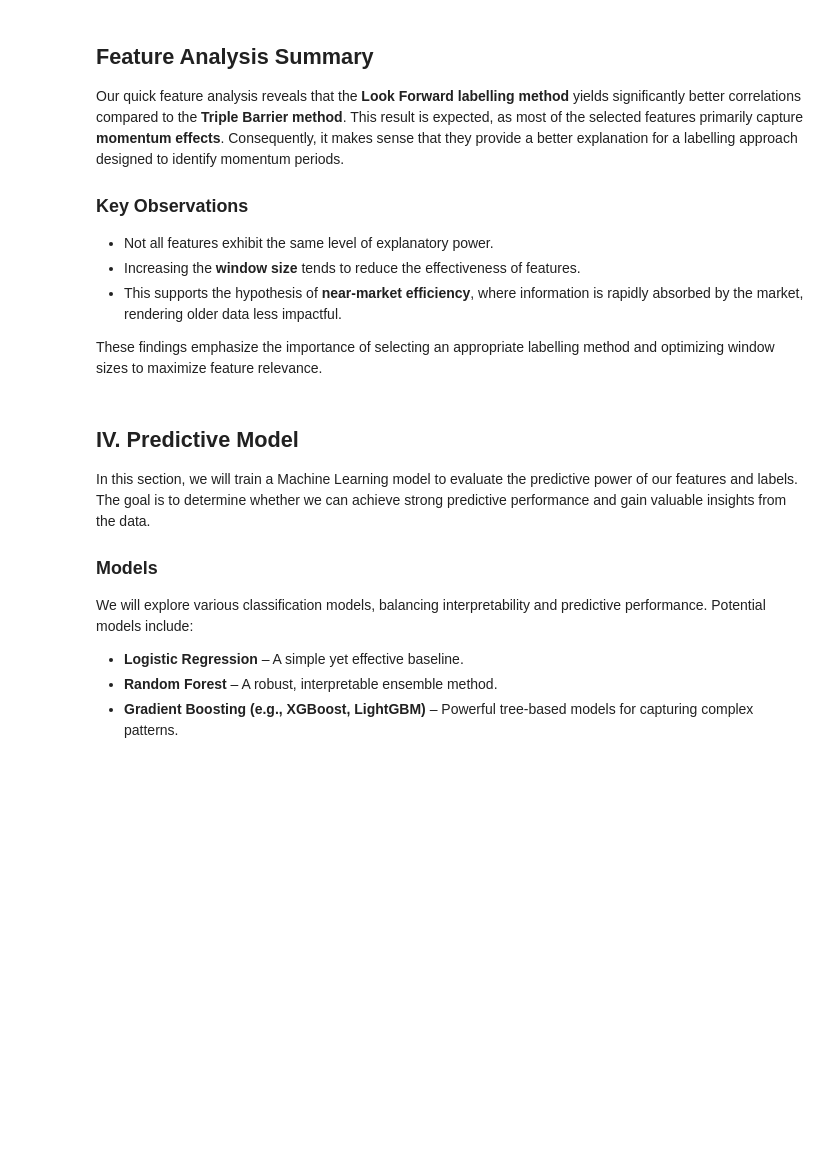
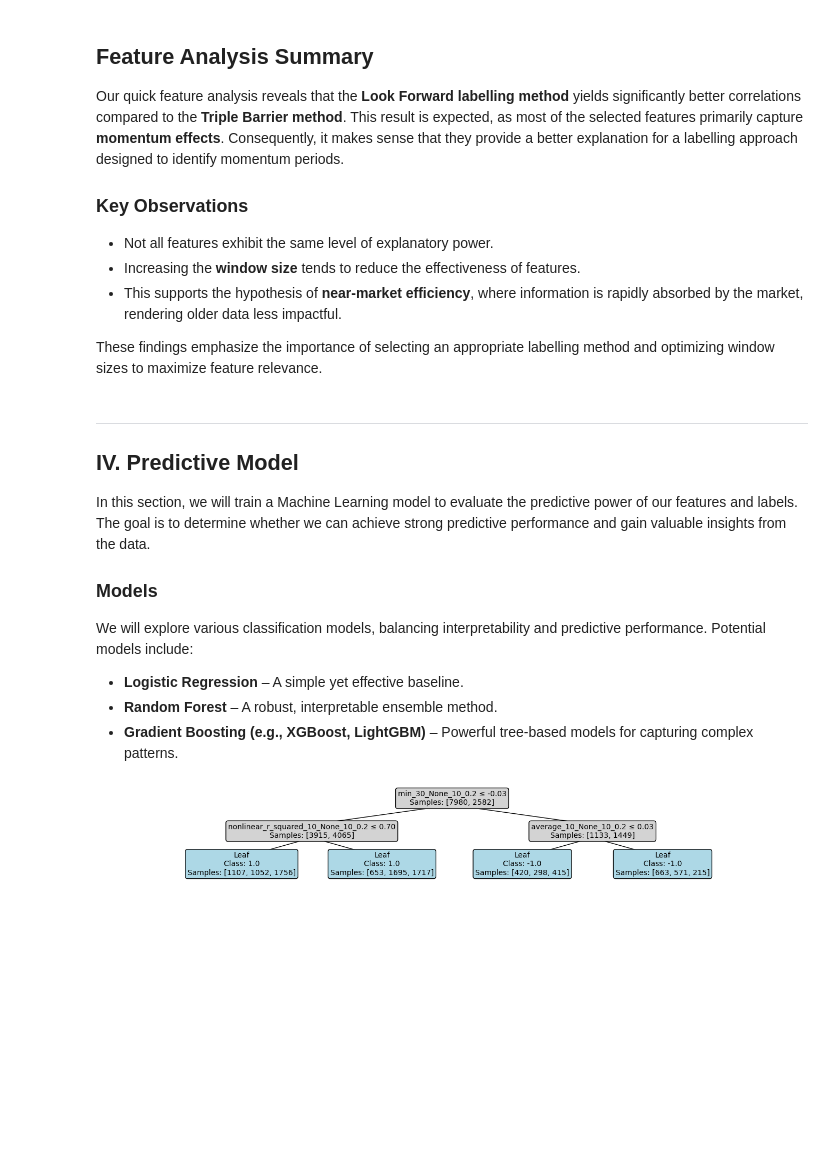
Before and after one commit to Cheval-Paresseux/ChevalParesseux-lib, a Jupyter notebook: notebooks/MachineLearning.ipynb, the cells around one changed output. Drawn from its saved outputs; the diff is of its cells as text; code cells hidden in the pictures; blank space fills up the shorter version.

```diff
--- a/notebooks/MachineLearning.ipynb
+++ b/notebooks/MachineLearning.ipynb
@@ -288,6 +271,7 @@ Our quick feature analysis reveals that the **Look Forward labelling method** yi
 
 These findings emphasize the importance of selecting an appropriate labelling method and optimizing window sizes to maximize feature relevance.
 # %% [markdown]
+---
 ## **IV. Predictive Model**
 
 In this section, we will train a Machine Learning model to evaluate the predictive power of our features and labels. The goal is to determine whether we can achieve strong predictive performance and gain valuable insights from the data.
@@ -309,13 +294,3 @@ stacked_data = stacked_data.dropna(axis=0)
 X_train = stacked_data.drop(['labels_tb', 'labels_lf'], axis=1)
 y_train_tb = stacked_data['labels_tb']
 y_train_lf = stacked_data['labels_lf']
-# %%
-class Node():
-    def __init__(self, feature=None, threshold=None, left=None, right=None, info_gain=None, value=None):
-        self.feature = feature
-        self.threshold = threshold
-        self.left = left
-        self.right = right
-        self.info_gain = info_gain
-
-        self.value = value
@@ -405,0 +297,58 @@ class DecisionTreeClassifier():
+# %%
+criterion = 'gini'
+max_depth = 2
+min_samples_split = 1000
+min_samples_leaf = 500
+max_features = 10
+n_jobs = 9
+
+decision_tree = lib.DecisionTreeClassifier(criterion=criterion, max_depth=max_depth, min_samples_split=min_samples_split, min_samples_leaf=min_samples_leaf, max_features=max_features, n_jobs=n_jobs)
+features_importances_tb = decision_tree.fit(X_train, y_train_lf)
+# %%
+def plot_tree(node, depth=0, x=0.5, y=1.0, dx=0.2, dy=0.1, ax=None, feature_names=None):
+    """
+    Recursively plots a decision tree using Matplotlib.
+
+    Parameters:
+    - node: Root node of the tree (Node class)
+    - depth: Current depth of recursion
+    - x, y: Position of the current node
+    - dx, dy: Horizontal & vertical spacing
+    - ax: Matplotlib axis (created if None)
+    - feature_names: List of feature names (optional)
+    """
+    if ax is None:
+        fig, ax = plt.subplots(figsize=(17, 8))
+        ax.set_xlim(0, 1)
+        ax.set_ylim(0, 1)
+        ax.axis("off")
+
+    if node.is_leaf_node():
+        label = f"Leaf\nClass: {node.value}\nSamples: {node.samples}"
+        ax.text(x, y, label, ha="center", va="center", fontsize=10,
+                bbox=dict(boxstyle="round,pad=0.3", edgecolor="black", facecolor="lightblue"))
+
+    else:
+        feature_label = feature_names[node.feature] if feature_names else f"X[{node.feature}]"
+        label = f"{feature_label} ≤ {node.threshold:.2f}\nSamples: {node.samples}"
+        ax.text(x, y, label, ha="center", va="center", fontsize=10,
+                bbox=dict(boxstyle="round,pad=0.3", edgecolor="black", facecolor="lightgray"))
+
+        # Child positions
+        xl, xr = x - dx / (2 ** depth), x + dx / (2 ** depth)
+        yl, yr = y - dy, y - dy
+
+        # Draw edges
+        ax.plot([x, xl], [y - 0.02, yl + 0.02], "k-", lw=1)
+        ax.plot([x, xr], [y - 0.02, yr + 0.02], "k-", lw=1)
+
+        # Recursively plot children
+        plot_tree(node.left, depth + 1, xl, yl, dx, dy, ax, feature_names)
+        plot_tree(node.right, depth + 1, xr, yr, dx, dy, ax, feature_names)
+
+    if ax is None:
+        plt.show()
+
+plot_tree(decision_tree.root, feature_names=X_train.columns.tolist())
+# %% [output]
+[figure, added]
```
Also changed, not shown: parts of 9 cells of this notebook, 13 other files.
